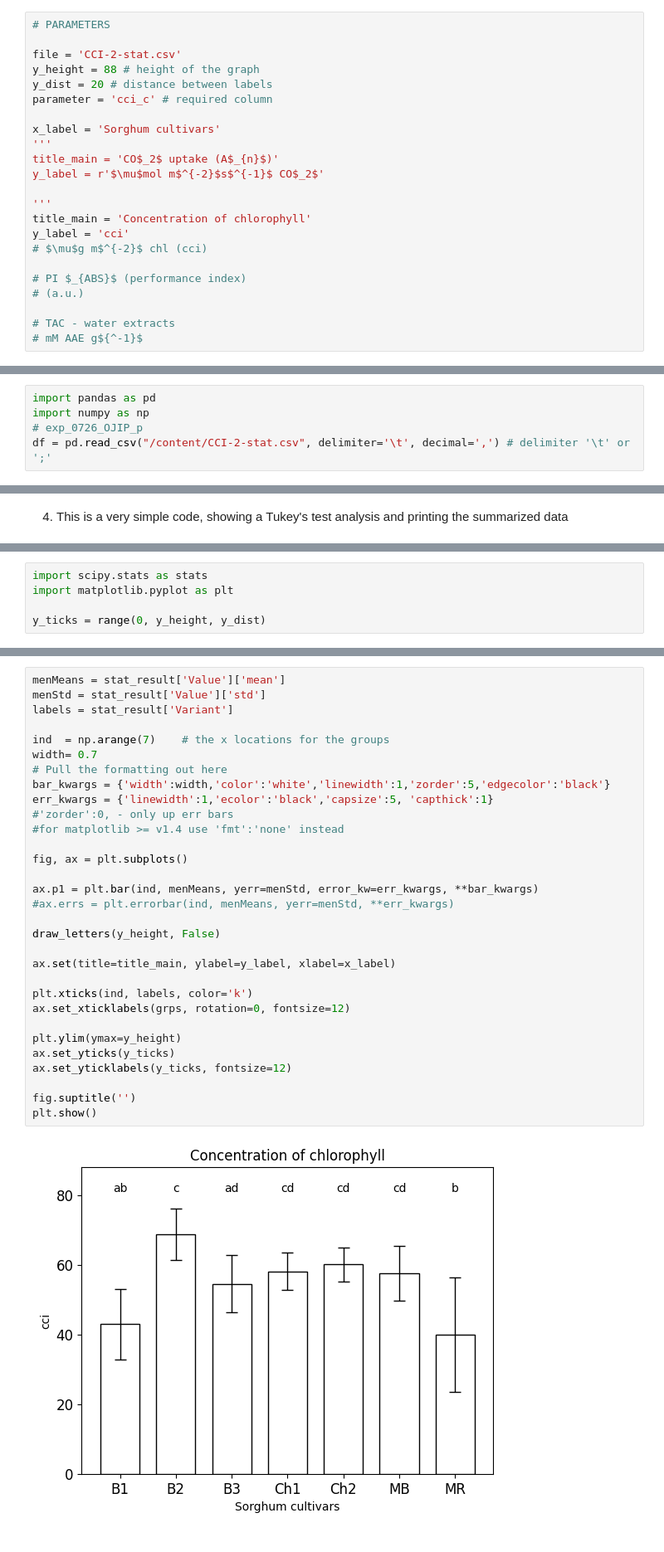
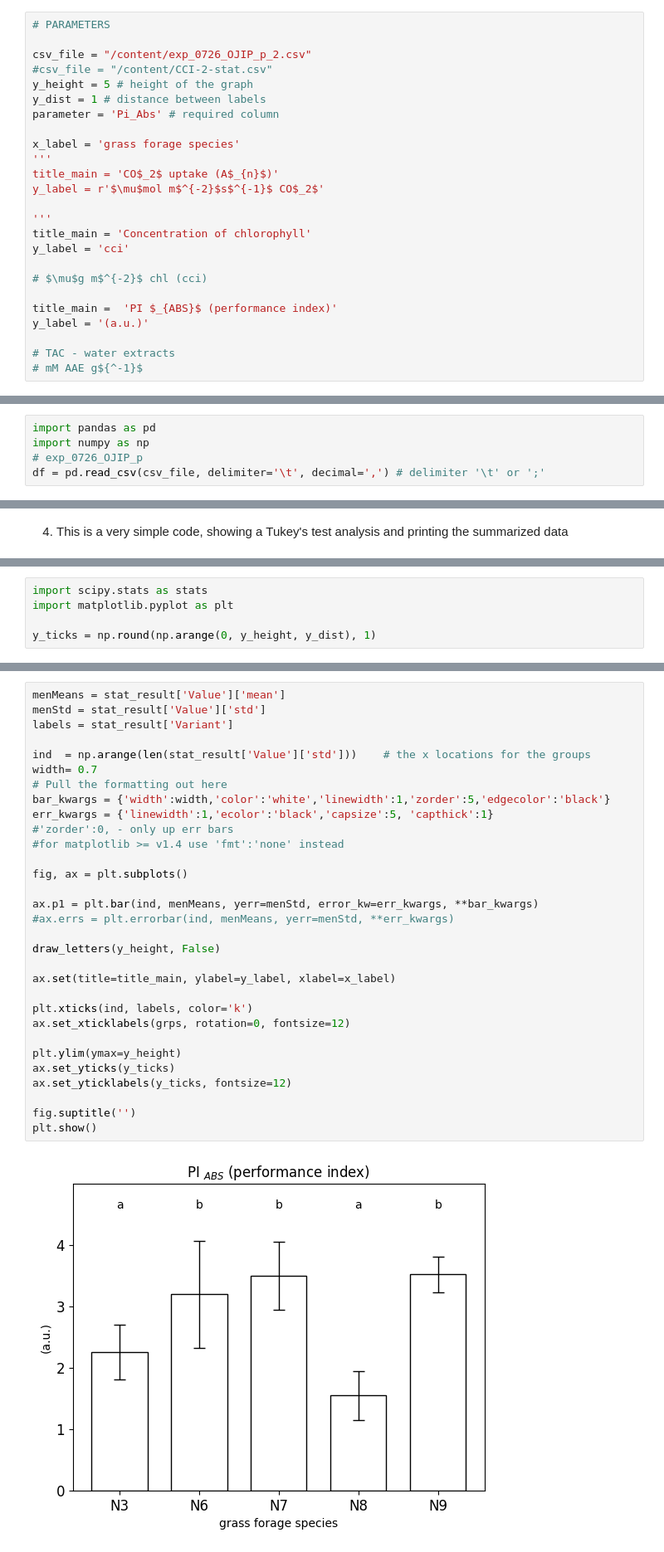
Before and after one commit to MKolaksazov/Data-Science, a Jupyter notebook: Colab code (graphs)/Tukey_test_letters.ipynb, the cells around one changed output, grey strips where cells are left out. Shown at 83% size. Drawn from its saved outputs; the diff is of its cells as text.

```diff
--- a/Colab code (graphs)/Tukey_test_letters.ipynb
+++ b/Colab code (graphs)/Tukey_test_letters.ipynb
@@ -13,12 +13,13 @@
 # %%
 # PARAMETERS
 
-file = 'CCI-2-stat.csv'
-y_height = 88 # height of the graph
-y_dist = 20 # distance between labels
-parameter = 'cci_c' # required column
+csv_file = "/content/exp_0726_OJIP_p_2.csv"
+#csv_file = "/content/CCI-2-stat.csv"
+y_height = 5 # height of the graph
+y_dist = 1 # distance between labels
+parameter = 'Pi_Abs' # required column
 
-x_label = 'Sorghum cultivars'
+x_label = 'grass forage species'
 '''
 title_main = 'CO$_2$ uptake (A$_{n}$)'
 y_label = r'$\mu$mol m$^{-2}$s$^{-1}$ CO$_2$'
@@ -26,10 +27,11 @@ y_label = r'$\mu$mol m$^{-2}$s$^{-1}$ CO$_2$'
 '''
 title_main = 'Concentration of chlorophyll'
 y_label = 'cci'
+
 # $\mu$g m$^{-2}$ chl (cci)
 
-# PI $_{ABS}$ (performance index)
-# (a.u.)
+title_main =  'PI $_{ABS}$ (performance index)'
+y_label = '(a.u.)'
 
 # TAC - water extracts
 # mM AAE g${^-1}$
@@ -37,7 +63,7 @@ y_label = 'cci'
 import pandas as pd
 import numpy as np
 # exp_0726_OJIP_p
-df = pd.read_csv("/content/CCI-2-stat.csv", delimiter='\t', decimal=',') # delimiter '\t' or ';'
+df = pd.read_csv(csv_file, delimiter='\t', decimal=',') # delimiter '\t' or ';'
 # %% [markdown]
 1.2) Popping out the labels of the variation groups in a dataframe, called *'names'*.
 Transposing the dataframe, so that it can be easily processed by the covariance test analysis and matplotlib. Converting it into numpy array.
@@ -167,7 +212,7 @@ group1 group2 meandiff p-adj   lower    upper   reject
 import scipy.stats as stats
 import matplotlib.pyplot as plt
 
-y_ticks = range(0, y_height, y_dist)
+y_ticks = np.round(np.arange(0, y_height, y_dist), 1)
 # %%
 # define columns for data and then grouping
 col_to_group='Variant'
@@ -304,35 +345,35 @@ Name: std, dtype: float64
 menMeans = stat_result['Value']['mean']
 menStd = stat_result['Value']['std']
 labels = stat_result['Variant']
 
-ind  = np.arange(7)    # the x locations for the groups
+ind  = np.arange(len(stat_result['Value']['std']))    # the x locations for the groups
 width= 0.7
 # Pull the formatting out here
 bar_kwargs = {'width':width,'color':'white','linewidth':1,'zorder':5,'edgecolor':'black'}
 err_kwargs = {'linewidth':1,'ecolor':'black','capsize':5, 'capthick':1}
 #'zorder':0, - only up err bars
 #for matplotlib >= v1.4 use 'fmt':'none' instead
 
 fig, ax = plt.subplots()
 
 ax.p1 = plt.bar(ind, menMeans, yerr=menStd, error_kw=err_kwargs, **bar_kwargs)
 #ax.errs = plt.errorbar(ind, menMeans, yerr=menStd, **err_kwargs)
 
 draw_letters(y_height, False)
 
 ax.set(title=title_main, ylabel=y_label, xlabel=x_label)
 
 plt.xticks(ind, labels, color='k')
 ax.set_xticklabels(grps, rotation=0, fontsize=12)
 
 plt.ylim(ymax=y_height)
 ax.set_yticks(y_ticks)
 ax.set_yticklabels(y_ticks, fontsize=12)
 
 fig.suptitle('')
 plt.show()
 # %% [output]
-[figure, old version]
+[figure, new version]
 # %%
 # Custom function to draw the diff bars
 '''
```
Also changed, not shown: parts of 8 cells of this notebook.
